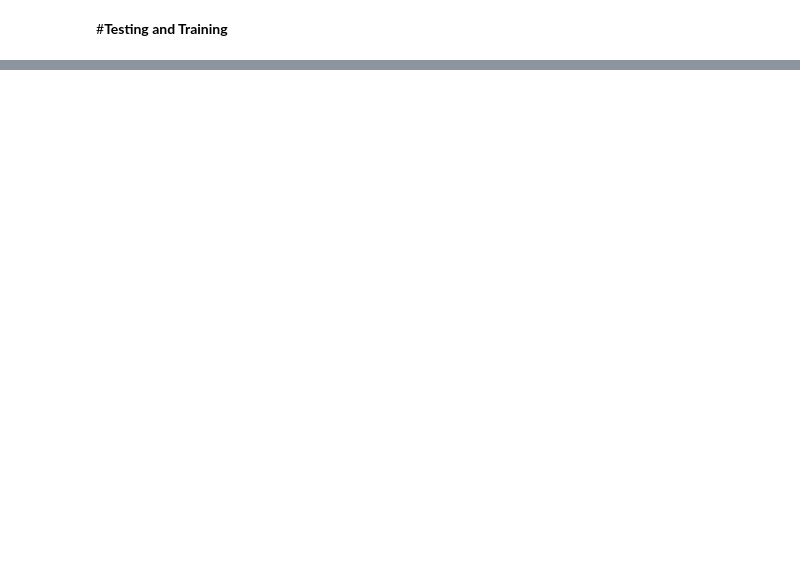
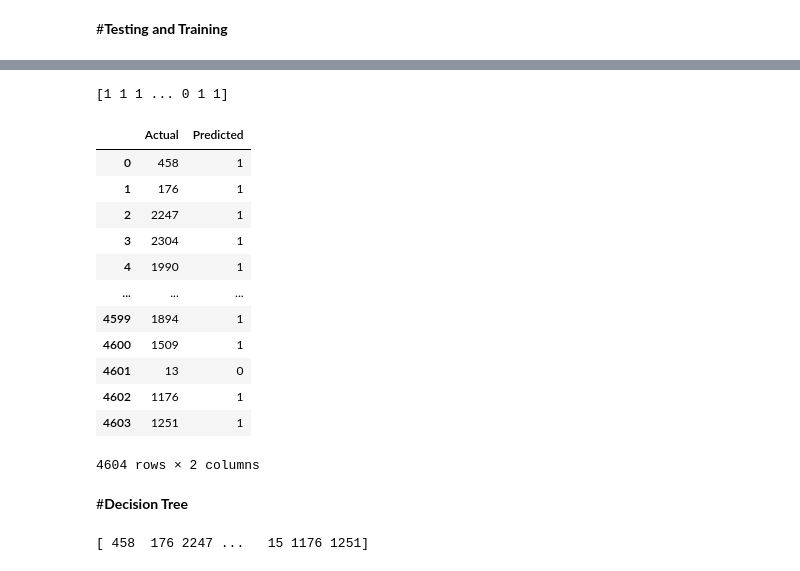
Before and after one commit to ChAbid-773/World_Cities, a Jupyter notebook: World_Cities.ipynb, the cells around one changed output, grey strips where cells are left out. Cells and saved outputs as stored; diff of their text form; code cells hidden in the pictures; blank space fills up the shorter version.

```diff
--- a/World_Cities.ipynb
+++ b/World_Cities.ipynb
@@ -237,0 +265,35 @@ memory usage: 71.9 KB
+# %%
+from sklearn.cluster import KMeans
+model2=KMeans(n_clusters=3)
+model2.fit(x_train,y_train)
+y_pred2=model2.predict(x_test)
+print(y_pred2)
+# %% [output]
+[1 1 1 ... 0 1 1]
+# %%
+df2=pd.DataFrame({'Actual':y_test,'Predicted':y_pred2}).reset_index(drop=True)
+df2
+# %% [output]
+|  | Actual | Predicted |
+| 0 | 458 | 1 |
+| 1 | 176 | 1 |
+| 2 | 2247 | 1 |
+| 3 | 2304 | 1 |
+| 4 | 1990 | 1 |
+| ... | ... | ... |
+| 4599 | 1894 | 1 |
+| 4600 | 1509 | 1 |
+| 4601 | 13 | 0 |
+| 4602 | 1176 | 1 |
+| 4603 | 1251 | 1 |
+4604 rows × 2 columns
+# %% [markdown]
+#**Decision Tree**
+# %%
+from sklearn.tree import DecisionTreeClassifier
+model3=DecisionTreeClassifier()
+model3.fit(x_train,y_train)
+y_pred3=model3.predict(x_test)
+print(y_pred3)
+# %% [output]
+[ 458  176 2247 ...   15 1176 1251]
```
Also changed, not shown: parts of 13 cells of this notebook.
